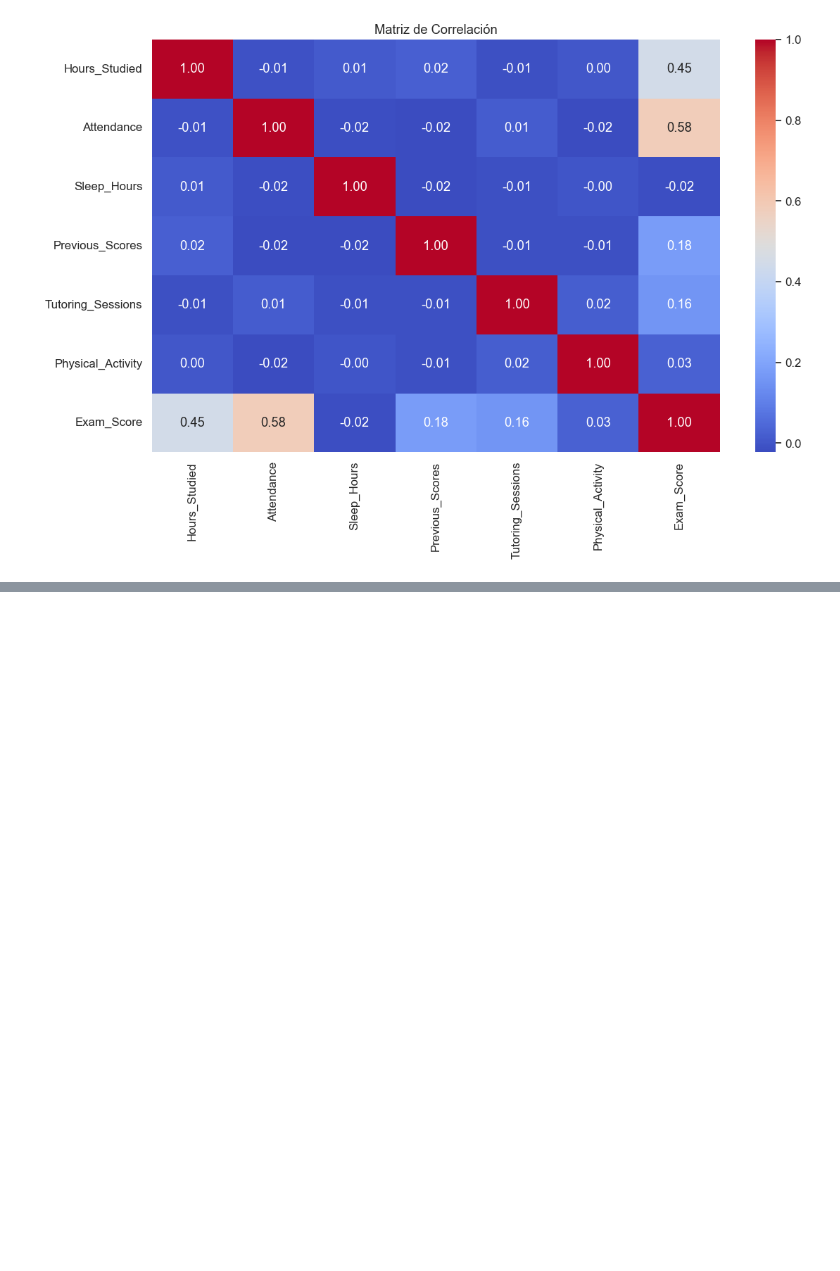
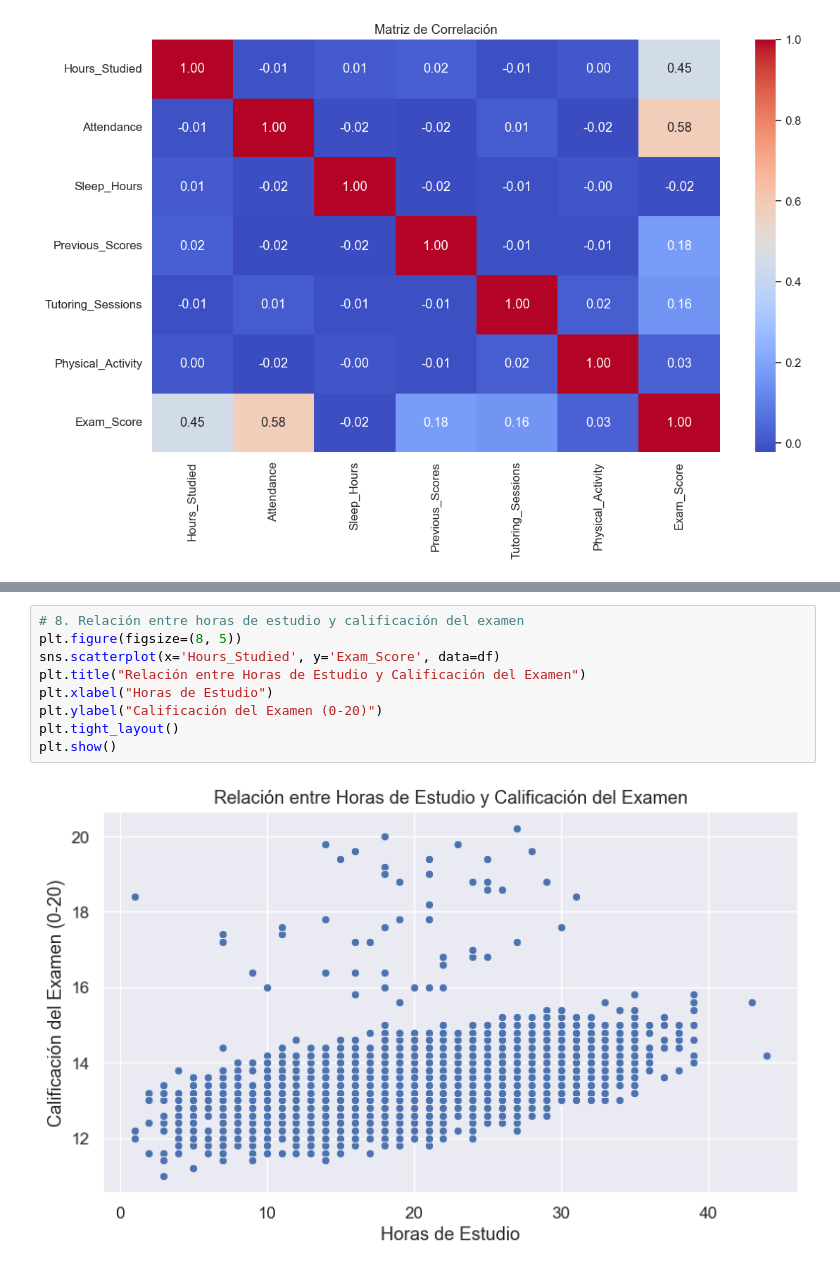
Before and after one commit to JamesDroide/student-performance-predictor, a Jupyter notebook: notebooks/1_data_exploration.ipynb, the cells around one changed output, grey strips where cells are left out. Drawn from its saved outputs; the diff is of its cells as text; blank space fills up the shorter version.

Commit message:
Entregable Final
Coreccion para entregable final

```diff
--- a/notebooks/1_data_exploration.ipynb
+++ b/notebooks/1_data_exploration.ipynb
@@ -158,0 +236,11 @@ plt.show()
+# %%
+# 8. Relación entre horas de estudio y calificación del examen
+plt.figure(figsize=(8, 5))
+sns.scatterplot(x='Hours_Studied', y='Exam_Score', data=df)
+plt.title("Relación entre Horas de Estudio y Calificación del Examen")
+plt.xlabel("Horas de Estudio")
+plt.ylabel("Calificación del Examen (0-20)")
+plt.tight_layout()
+plt.show()
+# %% [output]
+[figure, added]
```
Also changed, not shown: parts of 13 cells of this notebook, 9 other files.
